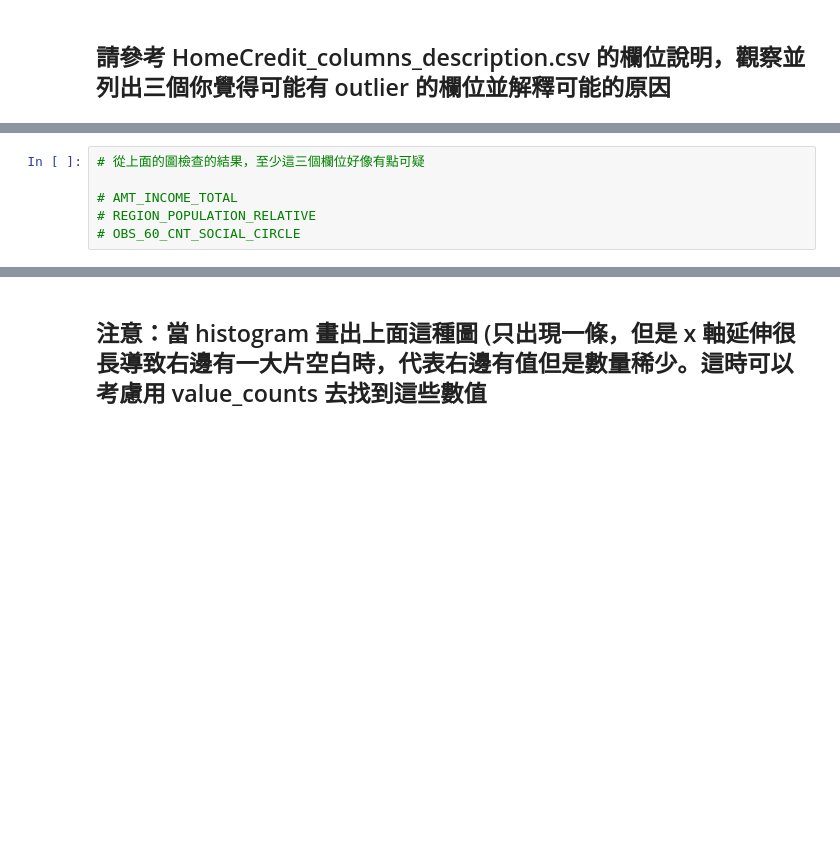
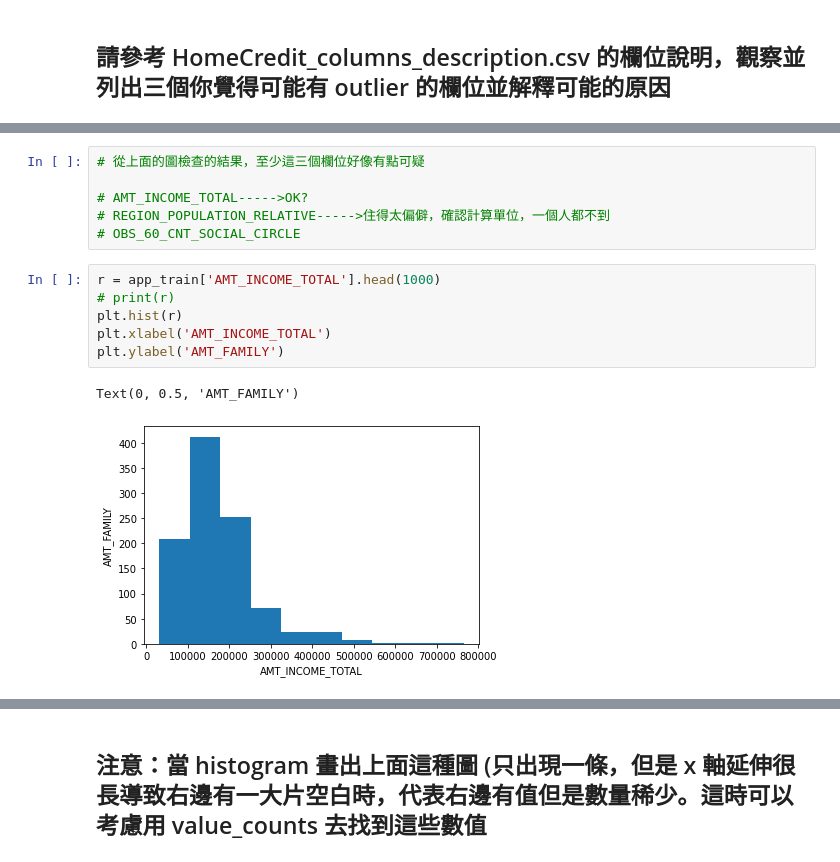
Before and after one commit to crowninda/-1st-DL-CVMarathon-, a Jupyter notebook: Day_009_HW.ipynb, the cells around one changed output, grey strips where cells are left out. Cells and saved outputs as stored; diff of their text form; blank space fills up the shorter version.

```diff
--- a/Day_009_HW.ipynb
+++ b/Day_009_HW.ipynb
@@ -89,6 +134,15 @@ Numbers of remain columns 0.000
 # %%
 # 從上面的圖檢查的結果，至少這三個欄位好像有點可疑
 
-# AMT_INCOME_TOTAL
-# REGION_POPULATION_RELATIVE
+# AMT_INCOME_TOTAL----->OK?
+# REGION_POPULATION_RELATIVE----->住得太偏僻，確認計算單位，一個人都不到
 # OBS_60_CNT_SOCIAL_CIRCLE
+# %%
+r = app_train['AMT_INCOME_TOTAL'].head(1000)
+# print(r)
+plt.hist(r)
+plt.xlabel('AMT_INCOME_TOTAL')
+plt.ylabel('AMT_FAMILY')
+# %% [output]
+Text(0, 0.5, 'AMT_FAMILY')
+[figure, added]
```
Also changed, not shown: parts of 13 cells of this notebook.
